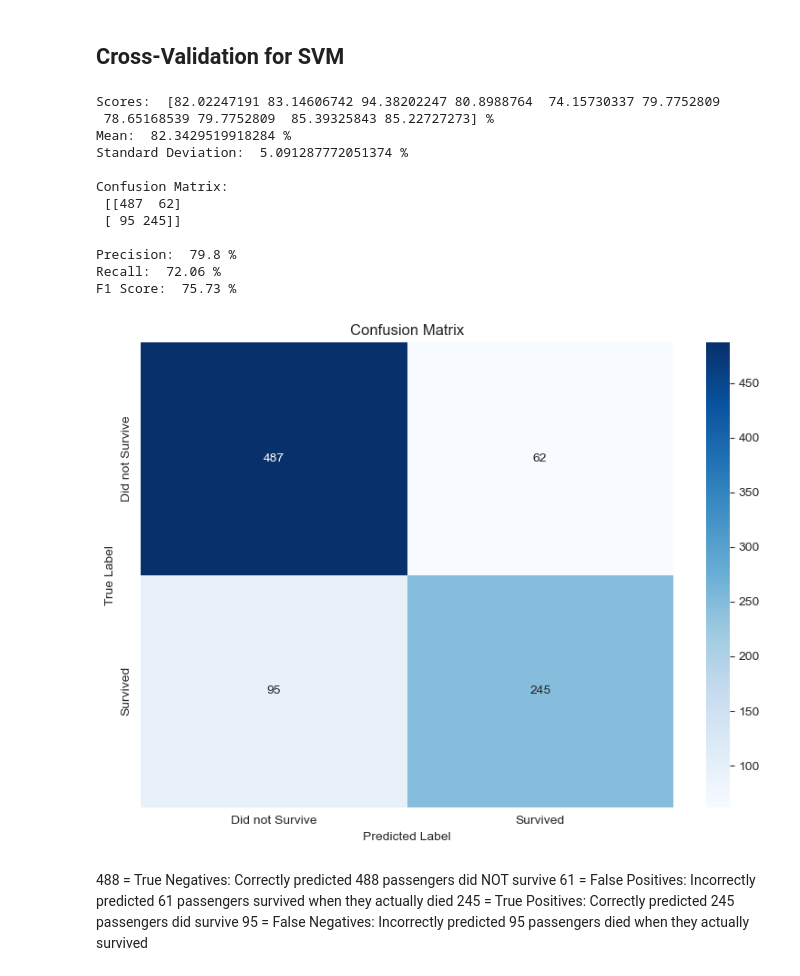
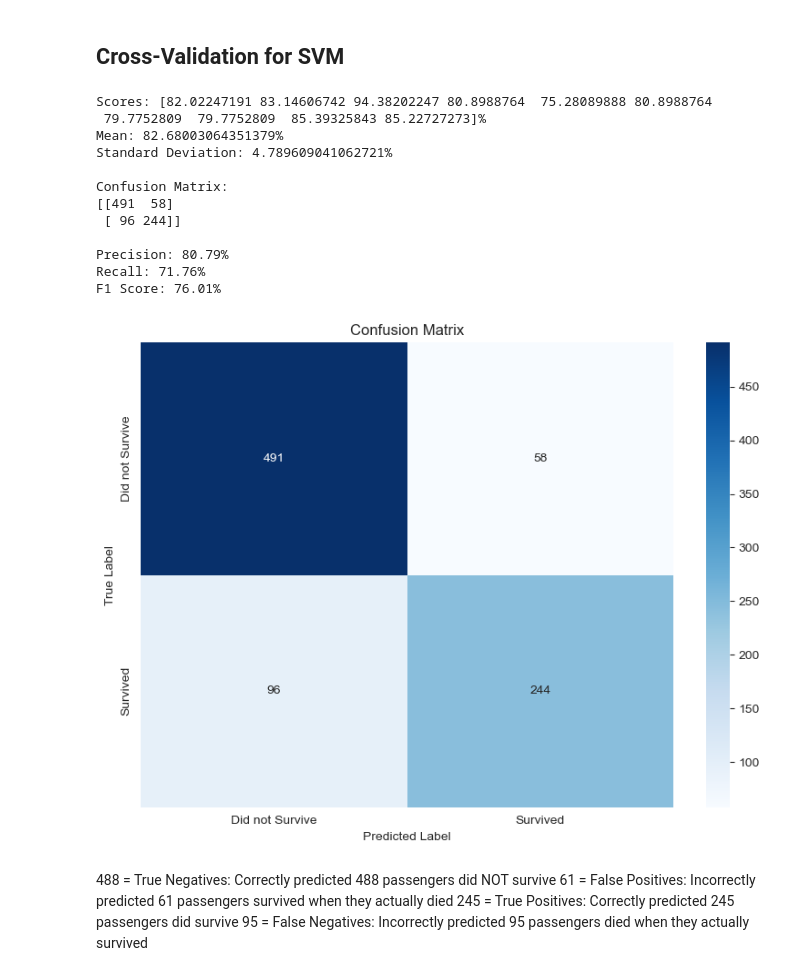
Before and after one commit to youngshayan/Machine-learning-and-AI, a Jupyter notebook: TITANIC MODEL/titanic.ipynb, the cells around one changed output. Drawn from its saved outputs; the diff is of its cells as text; code cells hidden in the pictures.

```diff
--- a/TITANIC MODEL/titanic.ipynb
+++ b/TITANIC MODEL/titanic.ipynb
@@ -638,53 +656,38 @@ print(f'\nModel Accuracy: {svm_acc * 100:.2f} %')
 Model Accuracy: 83.00 %
 # %% [markdown]
 ## Cross-Validation for SVM
-# %%
-kf = KFold(n_splits=10, random_state=2, shuffle=True)
-
-scores = cross_val_score(SVC(), X_train, y_train, cv=kf, scoring='accuracy')
-
-mean_acc_svc = scores.mean()*100
-
-print('Scores: ', scores*100, '%')
-print('Mean: ', mean_acc_svc, '%')
-print('Standard Deviation: ', scores.std()*100, '%\n')
-
-pred= cross_val_predict(svm, X_train, y_train, cv=kf)
-print('Confusion Matrix: \n' ,confusion_matrix(y_train, pred),'\n')
-
-print("Precision: ", round(precision_score(y_train, pred)*100, 2),'%')
-print("Recall: ", round(recall_score(y_train, pred)*100, 2), '%')
-print('F1 Score: ', round(f1_score(y_train, pred)*100, 2), '%')
-# %% [output]
-Scores:  [82.02247191 83.14606742 94.38202247 80.8988764  74.15730337 79.7752809
- 78.65168539 79.7752809  85.39325843 85.22727273] %
-Mean:  82.3429519918284 %
-Standard Deviation:  5.091287772051374 %
-
-Confusion Matrix:
- [[487  62]
- [ 95 245]]
-
-Precision:  79.8 %
-Recall:  72.06 %
-F1 Score:  75.73 %
-# %%
-plt.figure(figsize=(8,6))
-cm = confusion_matrix(y_train, pred)
-sns.heatmap(cm, annot=True, fmt='d', cmap='Blues')
-plt.title('Confusion Matrix')
-plt.ylabel('True Label')
-plt.xlabel('Predicted Label')
-
-# Adding labels
-ax = plt.gca()
-ax.set_xticklabels(['Did not Survive', 'Survived'])
-ax.set_yticklabels(['Did not Survive', 'Survived'])
-
-plt.tight_layout()
-plt.show()
-# %% [output]
-[figure, removed]
+# %%
+results, pred = evaluate_model(svm, X_train, y_train)
+
+
+plt.figure(figsize=(8,6))
+cm = confusion_matrix(y_train, pred)
+sns.heatmap(cm, annot=True, fmt='d', cmap='Blues')
+plt.title('Confusion Matrix')
+plt.ylabel('True Label')
+plt.xlabel('Predicted Label')
+
+# Adding labels
+ax = plt.gca()
+ax.set_xticklabels(['Did not Survive', 'Survived'])
+ax.set_yticklabels(['Did not Survive', 'Survived'])
+
+plt.tight_layout()
+plt.show()
+# %% [output]
+Scores: [82.02247191 83.14606742 94.38202247 80.8988764  75.28089888 80.8988764
+ 79.7752809  79.7752809  85.39325843 85.22727273]%
+Mean: 82.68003064351379%
+Standard Deviation: 4.789609041062721%
+
+Confusion Matrix:
+[[491  58]
+ [ 96 244]]
+
+Precision: 80.79%
+Recall: 71.76%
+F1 Score: 76.01%
+[figure, added]
 # %% [markdown]
 488 = True Negatives: Correctly predicted 488 passengers did NOT survive
 61 = False Positives: Incorrectly predicted 61 passengers survived when they actually died
```
Also changed, not shown: parts of 30 cells of this notebook.
